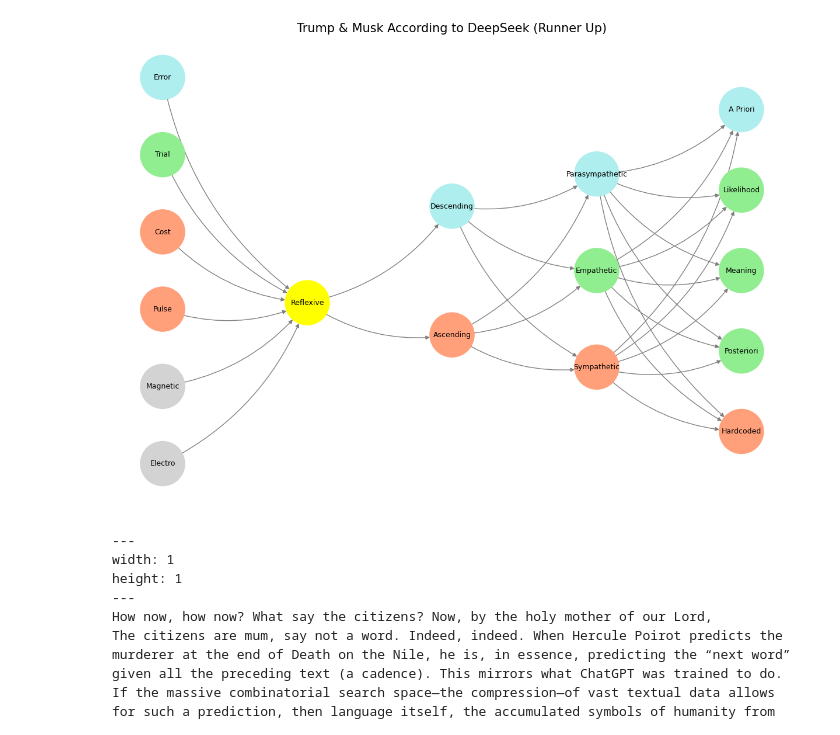
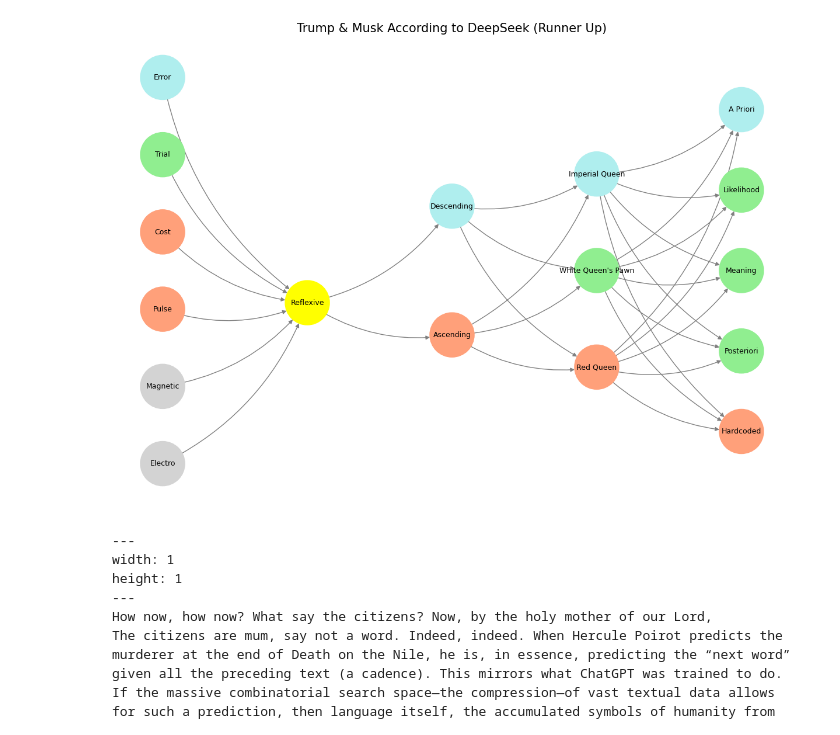
Before and after one commit to abikesa/palate, a Jupyter notebook: kitabo/ensi/_build/jupyter_execute/act1/chapter1.ipynb, the cells around one changed output. Cells and saved outputs as stored; diff of their text form; code cells hidden in the pictures.

Commit message:
white queen's pawn

````diff
--- a/kitabo/ensi/_build/jupyter_execute/act1/chapter1.ipynb
+++ b/kitabo/ensi/_build/jupyter_execute/act1/chapter1.ipynb
@@ -32,7 +33,7 @@ def define_layers():
         'World': ['Electro', 'Magnetic', 'Pulse', 'Cost', 'Trial', 'Error', ], # Veni; 95/5
         'Mode': ['Reflexive'], # Vidi; 80/20
         'Agent': ['Ascending', 'Descending'], # Vici; Veni; 51/49
-        'Space': ['Sympathetic', 'Empathetic', 'Parasympathetic'], # Vidi; 20/80
+        'Space': ['Red Queen', "White Queen's Pawn", 'Imperial Queen'], # Vidi; 20/80
         'Time': ['Hardcoded', 'Posteriori',  'Meaning', 'Likelihood', 'A Priori'] # Vici; 5/95
     }
 
@@ -40,11 +41,11 @@ def define_layers():
 def assign_colors():
     color_map = {
         'yellow': ['Reflexive'],
-        'paleturquoise': ['Error', 'Descending', 'Parasympathetic', 'A Priori'],
-        'lightgreen': ['Trial', 'Empathetic', 'Likelihood', 'Meaning', 'Posteriori'],
+        'paleturquoise': ['Error', 'Descending', 'Imperial Queen', 'A Priori'],
+        'lightgreen': ['Trial', "White Queen's Pawn", 'Likelihood', 'Meaning', 'Posteriori'],
         'lightsalmon': [
             'Pulse', 'Cost', 'Ascending',
-            'Sympathetic', 'Hardcoded'
+            'Red Queen', 'Hardcoded'
         ],
     }
     return {node: color for color, nodes in color_map.items() for node in nodes}
@@ -63,34 +64,34 @@ def visualize_nn():
     node_colors = []
 
     # Add nodes and assign positions
     for i, (layer_name, nodes) in enumerate(layers.items()):
         positions = calculate_positions(nodes, x_offset=i * 2)
         for node, position in zip(nodes, positions):
             G.add_node(node, layer=layer_name)
             pos[node] = position
             node_colors.append(colors.get(node, 'lightgray'))
 
     # Add edges (automated for consecutive layers)
     layer_names = list(layers.keys())
     for i in range(len(layer_names) - 1):
         source_layer, target_layer = layer_names[i], layer_names[i + 1]
         for source in layers[source_layer]:
             for target in layers[target_layer]:
                 G.add_edge(source, target)
 
     # Draw the graph
     plt.figure(figsize=(12, 8))
     nx.draw(
         G, pos, with_labels=True, node_color=node_colors, edge_color='gray',
         node_size=3000, font_size=9, connectionstyle="arc3,rad=0.2"
     )
     plt.title("Trump & Musk According to DeepSeek (Runner Up)", fontsize=15)
     plt.show()
 
 # Run the visualization
 visualize_nn()
 # %% [output]
-[figure, old version]
+[figure, new version]
 # %% [markdown]
 ```{figure} ../figures/blanche.*
 ---
````
Also changed, not shown: parts of 1 cell of this notebook, 8 other files.
